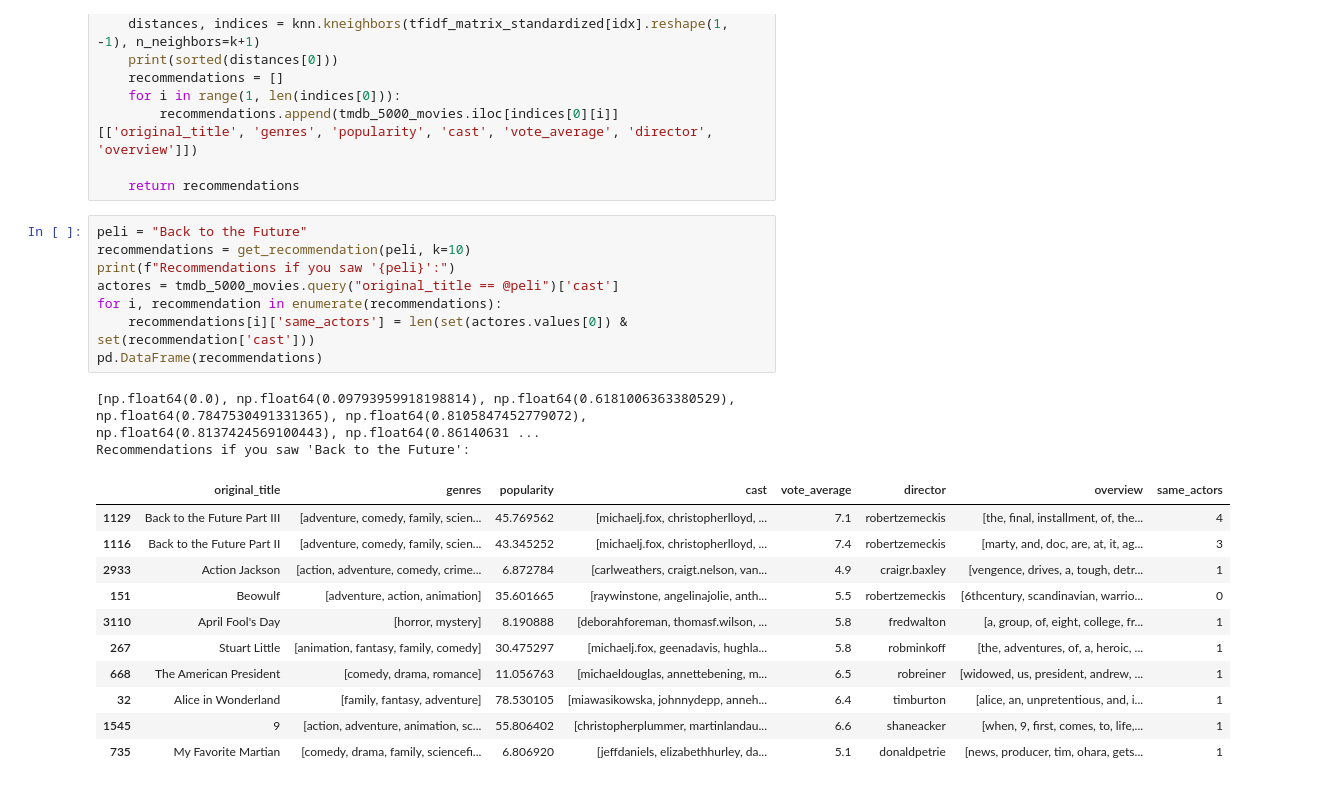
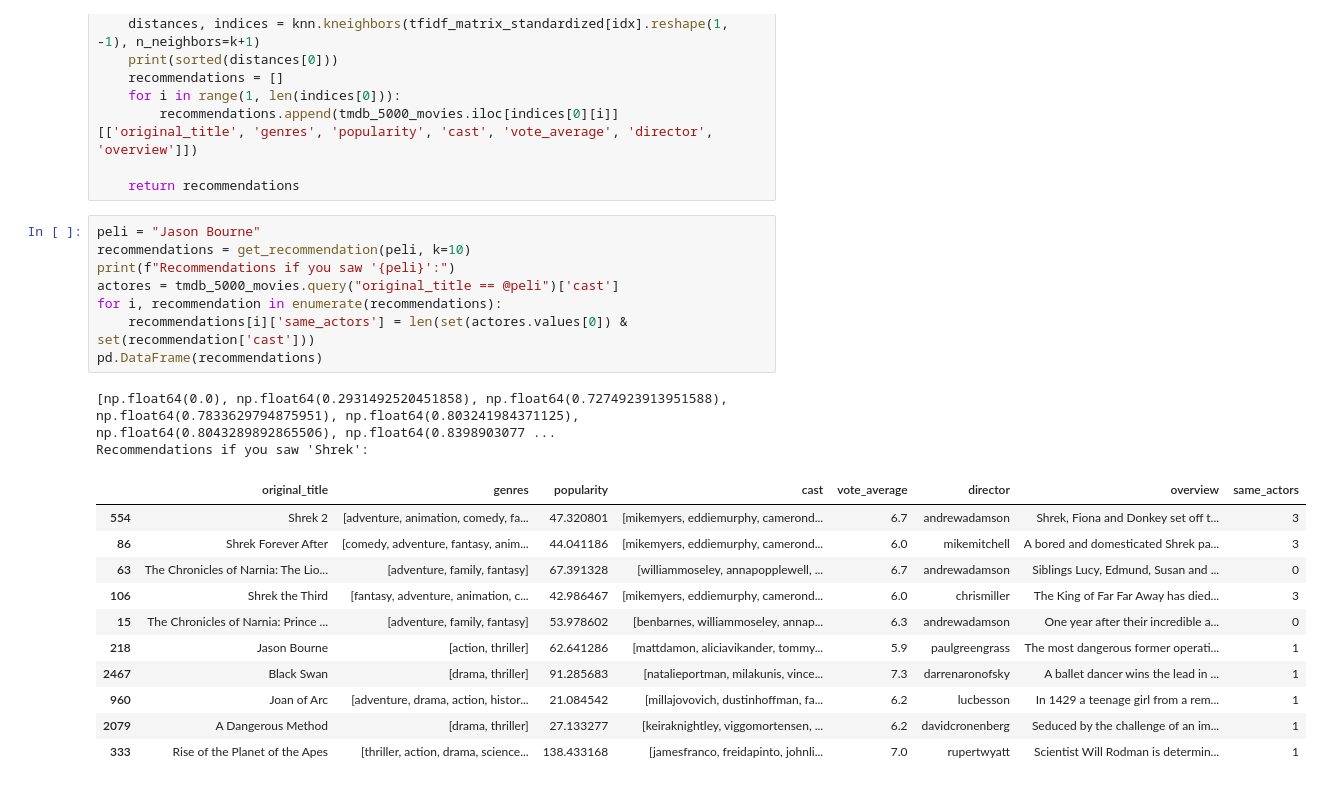
Before and after one commit to duartena/TXAI_Project, a Jupyter notebook: main_final.ipynb, the cells around one changed output. Saved outputs shown, nothing was run; the diff lists cells and outputs as text.

Commit message:
main_final y pelis

```diff
--- a/main_final.ipynb
+++ b/main_final.ipynb
@@ -178,27 +180,27 @@ def get_recommendation(title, k=10):
 
     return recommendations
 # %%
-peli = "Back to the Future"
+peli = "Jason Bourne"
 recommendations = get_recommendation(peli, k=10)
 print(f"Recommendations if you saw '{peli}':")
 actores = tmdb_5000_movies.query("original_title == @peli")['cast']
 for i, recommendation in enumerate(recommendations):
     recommendations[i]['same_actors'] = len(set(actores.values[0]) & set(recommendation['cast']))
 pd.DataFrame(recommendations)
 # %% [output]
-[np.float64(0.0), np.float64(0.09793959918198814), np.float64(0.6181006363380529), np.float64(0.7847530491331365), np.float64(0.8105847452779072), np.float64(0.8137424569100443), np.float64(0.86140631 ...
-Recommendations if you saw 'Back to the Future':
+[np.float64(0.0), np.float64(0.2931492520451858), np.float64(0.7274923913951588), np.float64(0.7833629794875951), np.float64(0.803241984371125), np.float64(0.8043289892865506), np.float64(0.8398903077 ...
+Recommendations if you saw 'Shrek':
 |  | original_title | genres | popularity | cast | vote_average | director | overview | same_actors |
-| 1129 | Back to the Future Part III | [adventure, comedy, family, scien... | 45.769562 | [michaelj.fox, christopherlloyd, ... | 7.1 | robertzemeckis | [the, final, installment, of, the... | 4 |
-| 1116 | Back to the Future Part II | [adventure, comedy, family, scien... | 43.345252 | [michaelj.fox, christopherlloyd, ... | 7.4 | robertzemeckis | [marty, and, doc, are, at, it, ag... | 3 |
-| 2933 | Action Jackson | [action, adventure, comedy, crime... | 6.872784 | [carlweathers, craigt.nelson, van... | 4.9 | craigr.baxley | [vengence, drives, a, tough, detr... | 1 |
-| 151 | Beowulf | [adventure, action, animation] | 35.601665 | [raywinstone, angelinajolie, anth... | 5.5 | robertzemeckis | [6thcentury, scandinavian, warrio... | 0 |
-| 3110 | April Fool's Day | [horror, mystery] | 8.190888 | [deborahforeman, thomasf.wilson, ... | 5.8 | fredwalton | [a, group, of, eight, college, fr... | 1 |
-| 267 | Stuart Little | [animation, fantasy, family, comedy] | 30.475297 | [michaelj.fox, geenadavis, hughla... | 5.8 | robminkoff | [the, adventures, of, a, heroic, ... | 1 |
-| 668 | The American President | [comedy, drama, romance] | 11.056763 | [michaeldouglas, annettebening, m... | 6.5 | robreiner | [widowed, us, president, andrew, ... | 1 |
-| 32 | Alice in Wonderland | [family, fantasy, adventure] | 78.530105 | [miawasikowska, johnnydepp, anneh... | 6.4 | timburton | [alice, an, unpretentious, and, i... | 1 |
-| 1545 | 9 | [action, adventure, animation, sc... | 55.806402 | [christopherplummer, martinlandau... | 6.6 | shaneacker | [when, 9, first, comes, to, life,... | 1 |
-| 735 | My Favorite Martian | [comedy, drama, family, sciencefi... | 6.806920 | [jeffdaniels, elizabethhurley, da... | 5.1 | donaldpetrie | [news, producer, tim, ohara, gets... | 1 |
+| 554 | Shrek 2 | [adventure, animation, comedy, fa... | 47.320801 | [mikemyers, eddiemurphy, camerond... | 6.7 | andrewadamson | Shrek, Fiona and Donkey set off t... | 3 |
+| 86 | Shrek Forever After | [comedy, adventure, fantasy, anim... | 44.041186 | [mikemyers, eddiemurphy, camerond... | 6.0 | mikemitchell | A bored and domesticated Shrek pa... | 3 |
+| 63 | The Chronicles of Narnia: The Lio... | [adventure, family, fantasy] | 67.391328 | [williammoseley, annapopplewell, ... | 6.7 | andrewadamson | Siblings Lucy, Edmund, Susan and ... | 0 |
+| 106 | Shrek the Third | [fantasy, adventure, animation, c... | 42.986467 | [mikemyers, eddiemurphy, camerond... | 6.0 | chrismiller | The King of Far Far Away has died... | 3 |
+| 15 | The Chronicles of Narnia: Prince ... | [adventure, family, fantasy] | 53.978602 | [benbarnes, williammoseley, annap... | 6.3 | andrewadamson | One year after their incredible a... | 0 |
+| 218 | Jason Bourne | [action, thriller] | 62.641286 | [mattdamon, aliciavikander, tommy... | 5.9 | paulgreengrass | The most dangerous former operati... | 1 |
+| 2467 | Black Swan | [drama, thriller] | 91.285683 | [natalieportman, milakunis, vince... | 7.3 | darrenaronofsky | A ballet dancer wins the lead in ... | 1 |
+| 960 | Joan of Arc | [adventure, drama, action, histor... | 21.084542 | [millajovovich, dustinhoffman, fa... | 6.2 | lucbesson | In 1429 a teenage girl from a rem... | 1 |
+| 2079 | A Dangerous Method | [drama, thriller] | 27.133277 | [keiraknightley, viggomortensen, ... | 6.2 | davidcronenberg | Seduced by the challenge of an im... | 1 |
+| 333 | Rise of the Planet of the Apes | [thriller, action, drama, science... | 138.433168 | [jamesfranco, freidapinto, johnli... | 7.0 | rupertwyatt | Scientist Will Rodman is determin... | 1 |
 # %%
 k = tmdb_5000_movies.query("original_title == @peli")
 k
```
Also changed, not shown: parts of 3 cells of this notebook, 1 other file.
